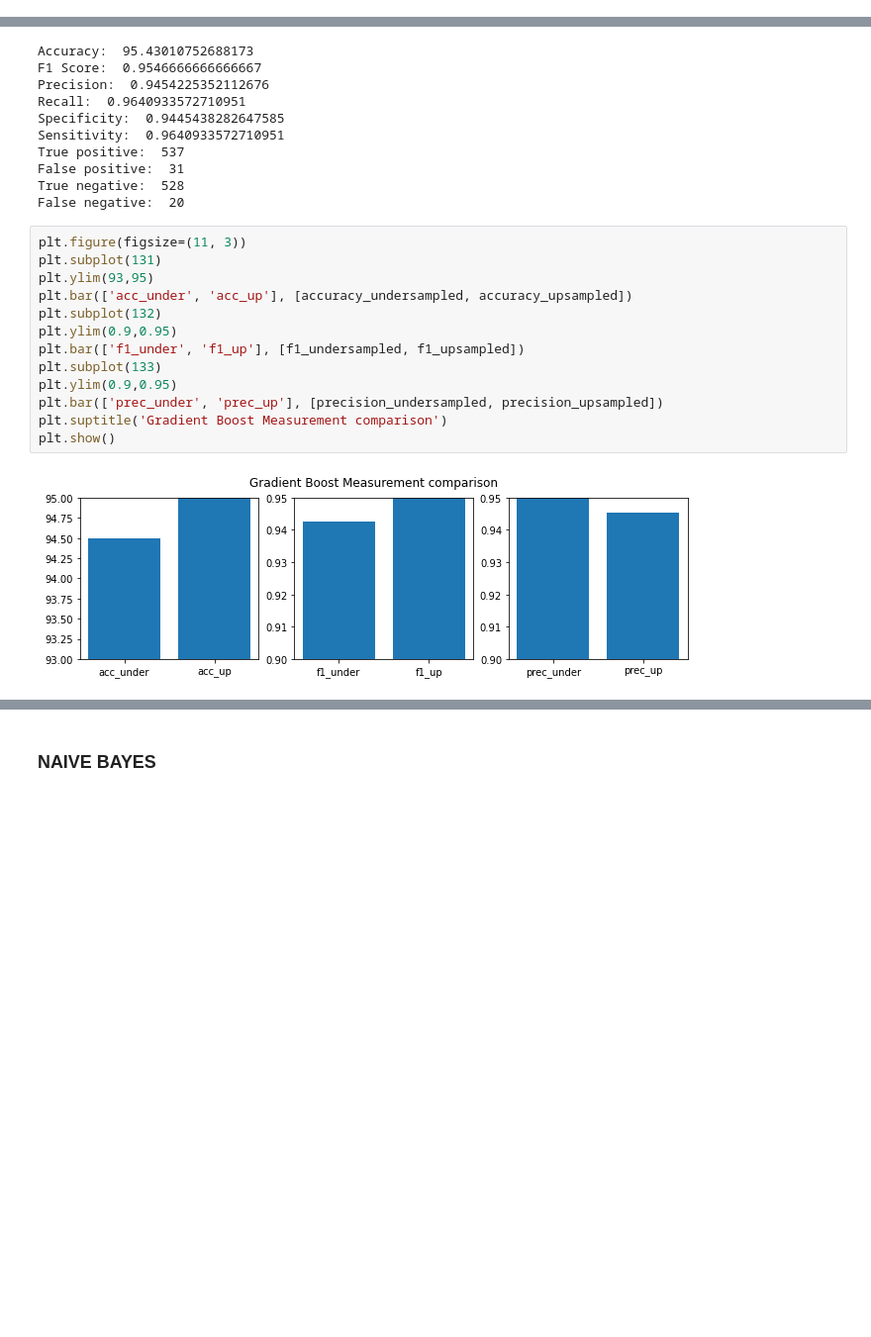
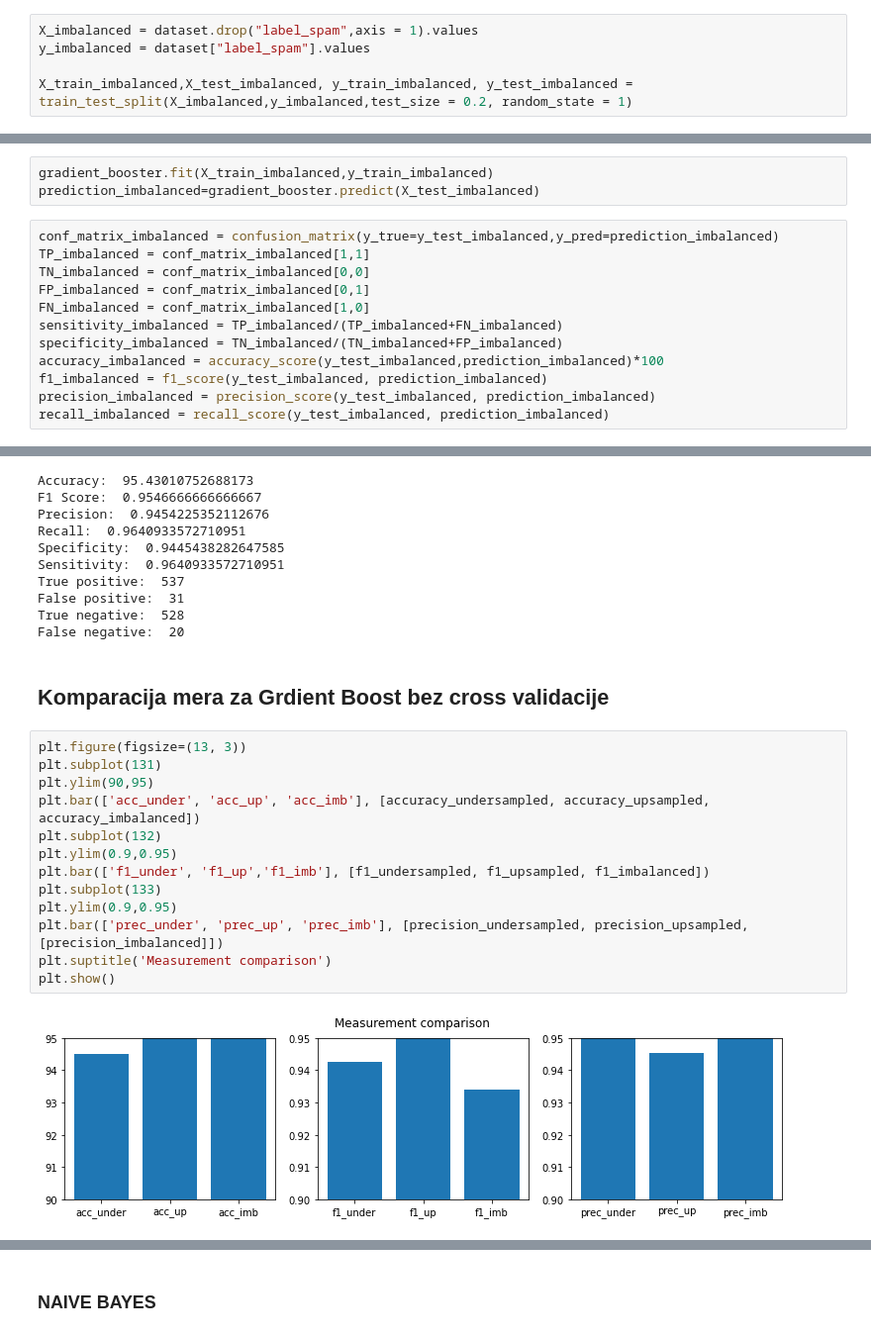
Before and after one commit to DraganaStojnev/ML1---Classification, a Jupyter notebook: Klasifikacija.ipynb, the cells around one changed output, grey strips where cells are left out. Shown at 99% size. Saved outputs shown, nothing was run; the diff lists cells and outputs as text; blank space fills up the shorter version.

```diff
--- a/Klasifikacija.ipynb
+++ b/Klasifikacija.ipynb
@@ -524,0 +803,5 @@ False negative:  24
+# %%
+X_imbalanced = dataset.drop("label_spam",axis = 1).values
+y_imbalanced = dataset["label_spam"].values
+
+X_train_imbalanced,X_test_imbalanced, y_train_imbalanced, y_test_imbalanced = train_test_split(X_imbalanced,y_imbalanced,test_size = 0.2, random_state = 1)
@@ -524,0 +811,15 @@ False negative:  24
+# %%
+gradient_booster.fit(X_train_imbalanced,y_train_imbalanced)
+prediction_imbalanced=gradient_booster.predict(X_test_imbalanced)
+# %%
+conf_matrix_imbalanced = confusion_matrix(y_true=y_test_imbalanced,y_pred=prediction_imbalanced)
+TP_imbalanced = conf_matrix_imbalanced[1,1]
+TN_imbalanced = conf_matrix_imbalanced[0,0]
+FP_imbalanced = conf_matrix_imbalanced[0,1]
+FN_imbalanced = conf_matrix_imbalanced[1,0]
+sensitivity_imbalanced = TP_imbalanced/(TP_imbalanced+FN_imbalanced)
+specificity_imbalanced = TN_imbalanced/(TN_imbalanced+FP_imbalanced)
+accuracy_imbalanced = accuracy_score(y_test_imbalanced,prediction_imbalanced)*100
+f1_imbalanced = f1_score(y_test_imbalanced, prediction_imbalanced)
+precision_imbalanced = precision_score(y_test_imbalanced, prediction_imbalanced)
+recall_imbalanced = recall_score(y_test_imbalanced, prediction_imbalanced)
@@ -610,18 +939,20 @@ True positive:  537
 False positive:  31
 True negative:  528
 False negative:  20
+# %% [markdown]
+## Komparacija mera za Grdient Boost bez cross validacije
 # %%
-plt.figure(figsize=(11, 3))
+plt.figure(figsize=(13, 3))
 plt.subplot(131)
-plt.ylim(93,95)
-plt.bar(['acc_under', 'acc_up'], [accuracy_undersampled, accuracy_upsampled])
+plt.ylim(90,95)
+plt.bar(['acc_under', 'acc_up', 'acc_imb'], [accuracy_undersampled, accuracy_upsampled, accuracy_imbalanced])
 plt.subplot(132)
 plt.ylim(0.9,0.95)
-plt.bar(['f1_under', 'f1_up'], [f1_undersampled, f1_upsampled])
+plt.bar(['f1_under', 'f1_up','f1_imb'], [f1_undersampled, f1_upsampled, f1_imbalanced])
 plt.subplot(133)
 plt.ylim(0.9,0.95)
-plt.bar(['prec_under', 'prec_up'], [precision_undersampled, precision_upsampled])
-plt.suptitle('Gradient Boost Measurement comparison')
+plt.bar(['prec_under', 'prec_up', 'prec_imb'], [precision_undersampled, precision_upsampled, [precision_imbalanced]])
+plt.suptitle('Measurement comparison')
 plt.show()
 # %% [output]
-[figure, old version]
+[figure, new version]
```
Also changed, not shown: parts of 88 cells of this notebook.
